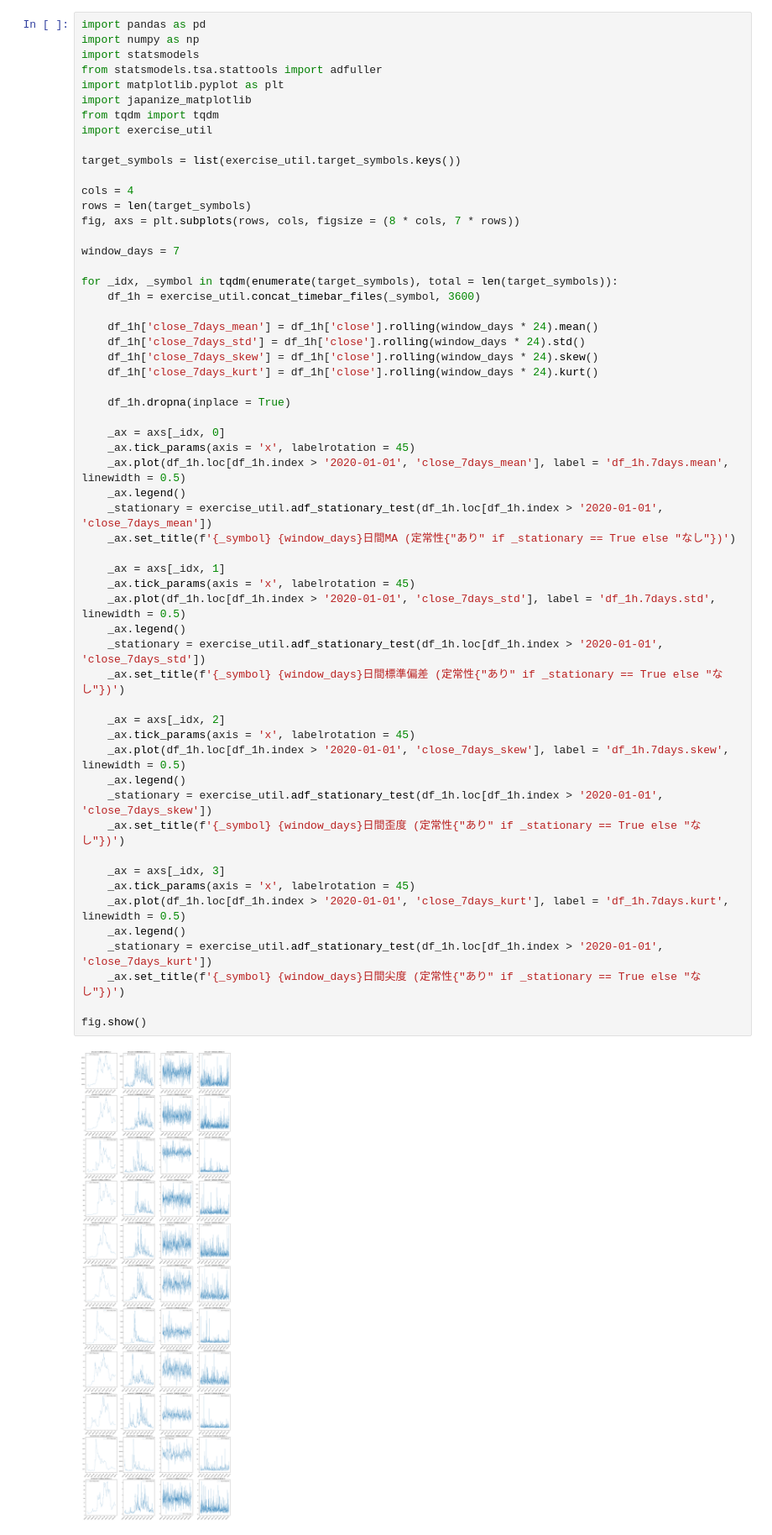
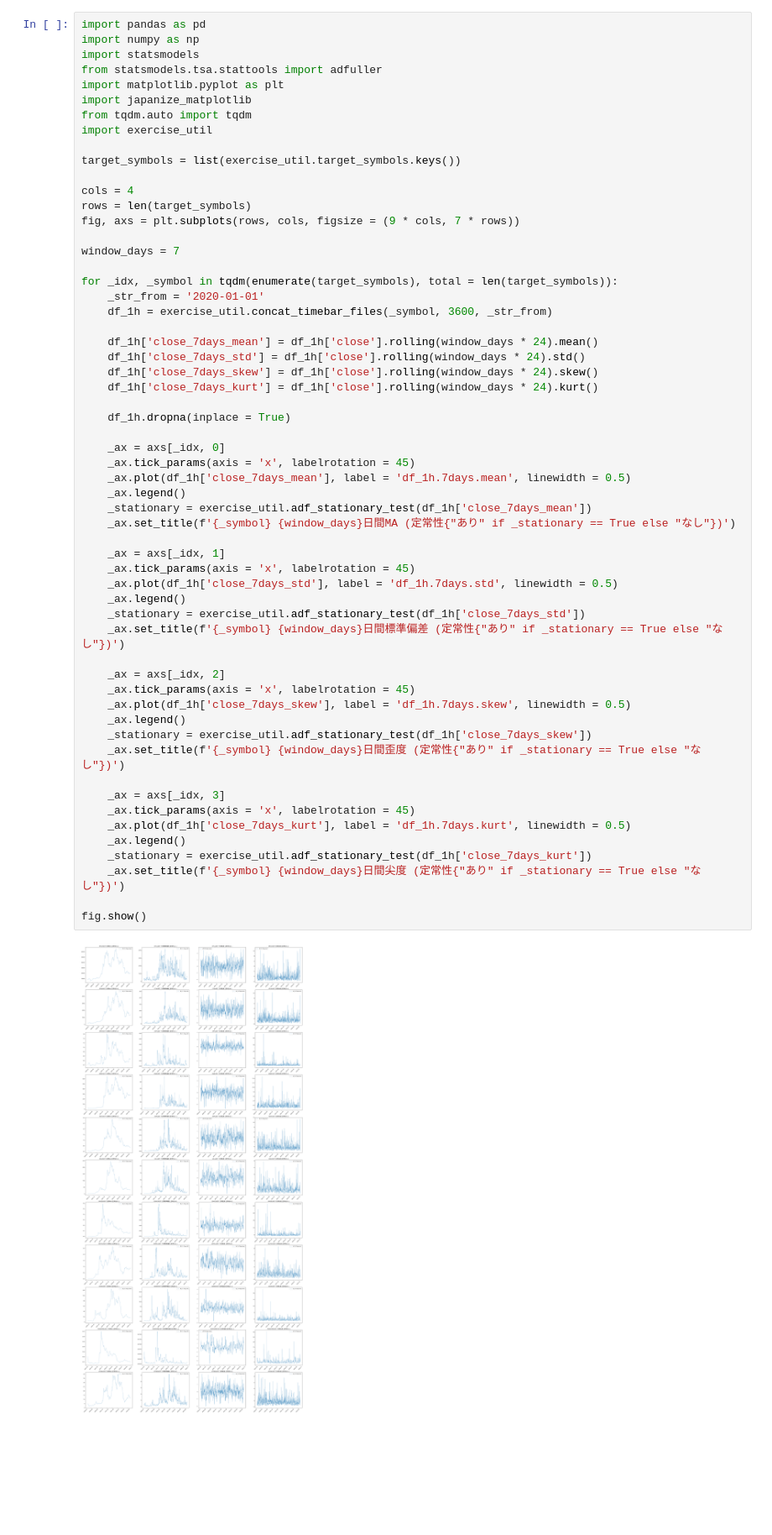
Before and after one commit to WannabeBotter/binance_exercise, a Jupyter notebook: timebar_exercise_2.ipynb, the cells around one changed output. Shown at 84% size. Saved outputs shown, nothing was run; the diff lists cells and outputs as text; blank space fills up the shorter version.

```diff
--- a/timebar_exercise_2.ipynb
+++ b/timebar_exercise_2.ipynb
@@ -5,55 +5,56 @@ import statsmodels
 from statsmodels.tsa.stattools import adfuller
 import matplotlib.pyplot as plt
 import japanize_matplotlib
-from tqdm import tqdm
+from tqdm.auto import tqdm
 import exercise_util
 
 target_symbols = list(exercise_util.target_symbols.keys())
 
 cols = 4
 rows = len(target_symbols)
-fig, axs = plt.subplots(rows, cols, figsize = (8 * cols, 7 * rows))
+fig, axs = plt.subplots(rows, cols, figsize = (9 * cols, 7 * rows))
 
 window_days = 7
 
 for _idx, _symbol in tqdm(enumerate(target_symbols), total = len(target_symbols)):
-    df_1h = exercise_util.concat_timebar_files(_symbol, 3600)
+    _str_from = '2020-01-01'
+    df_1h = exercise_util.concat_timebar_files(_symbol, 3600, _str_from)
 
     df_1h['close_7days_mean'] = df_1h['close'].rolling(window_days * 24).mean()
     df_1h['close_7days_std'] = df_1h['close'].rolling(window_days * 24).std()
     df_1h['close_7days_skew'] = df_1h['close'].rolling(window_days * 24).skew()
     df_1h['close_7days_kurt'] = df_1h['close'].rolling(window_days * 24).kurt()
 
     df_1h.dropna(inplace = True)
 
     _ax = axs[_idx, 0]
     _ax.tick_params(axis = 'x', labelrotation = 45)
-    _ax.plot(df_1h.loc[df_1h.index > '2020-01-01', 'close_7days_mean'], label = 'df_1h.7days.mean', linewidth = 0.5)
+    _ax.plot(df_1h['close_7days_mean'], label = 'df_1h.7days.mean', linewidth = 0.5)
     _ax.legend()
-    _stationary = exercise_util.adf_stationary_test(df_1h.loc[df_1h.index > '2020-01-01', 'close_7days_mean'])
+    _stationary = exercise_util.adf_stationary_test(df_1h['close_7days_mean'])
     _ax.set_title(f'{_symbol} {window_days}日間MA (定常性{"あり" if _stationary == True else "なし"})')
 
     _ax = axs[_idx, 1]
     _ax.tick_params(axis = 'x', labelrotation = 45)
-    _ax.plot(df_1h.loc[df_1h.index > '2020-01-01', 'close_7days_std'], label = 'df_1h.7days.std', linewidth = 0.5)
+    _ax.plot(df_1h['close_7days_std'], label = 'df_1h.7days.std', linewidth = 0.5)
     _ax.legend()
-    _stationary = exercise_util.adf_stationary_test(df_1h.loc[df_1h.index > '2020-01-01', 'close_7days_std'])
+    _stationary = exercise_util.adf_stationary_test(df_1h['close_7days_std'])
     _ax.set_title(f'{_symbol} {window_days}日間標準偏差 (定常性{"あり" if _stationary == True else "なし"})')
 
     _ax = axs[_idx, 2]
     _ax.tick_params(axis = 'x', labelrotation = 45)
-    _ax.plot(df_1h.loc[df_1h.index > '2020-01-01', 'close_7days_skew'], label = 'df_1h.7days.skew', linewidth = 0.5)
+    _ax.plot(df_1h['close_7days_skew'], label = 'df_1h.7days.skew', linewidth = 0.5)
     _ax.legend()
-    _stationary = exercise_util.adf_stationary_test(df_1h.loc[df_1h.index > '2020-01-01', 'close_7days_skew'])
+    _stationary = exercise_util.adf_stationary_test(df_1h['close_7days_skew'])
     _ax.set_title(f'{_symbol} {window_days}日間歪度 (定常性{"あり" if _stationary == True else "なし"})')
 
     _ax = axs[_idx, 3]
     _ax.tick_params(axis = 'x', labelrotation = 45)
-    _ax.plot(df_1h.loc[df_1h.index > '2020-01-01', 'close_7days_kurt'], label = 'df_1h.7days.kurt', linewidth = 0.5)
+    _ax.plot(df_1h['close_7days_kurt'], label = 'df_1h.7days.kurt', linewidth = 0.5)
     _ax.legend()
-    _stationary = exercise_util.adf_stationary_test(df_1h.loc[df_1h.index > '2020-01-01', 'close_7days_kurt'])
+    _stationary = exercise_util.adf_stationary_test(df_1h['close_7days_kurt'])
     _ax.set_title(f'{_symbol} {window_days}日間尖度 (定常性{"あり" if _stationary == True else "なし"})')
 
 fig.show()
 # %% [output]
-[figure, old version]
+[figure, new version]
```
